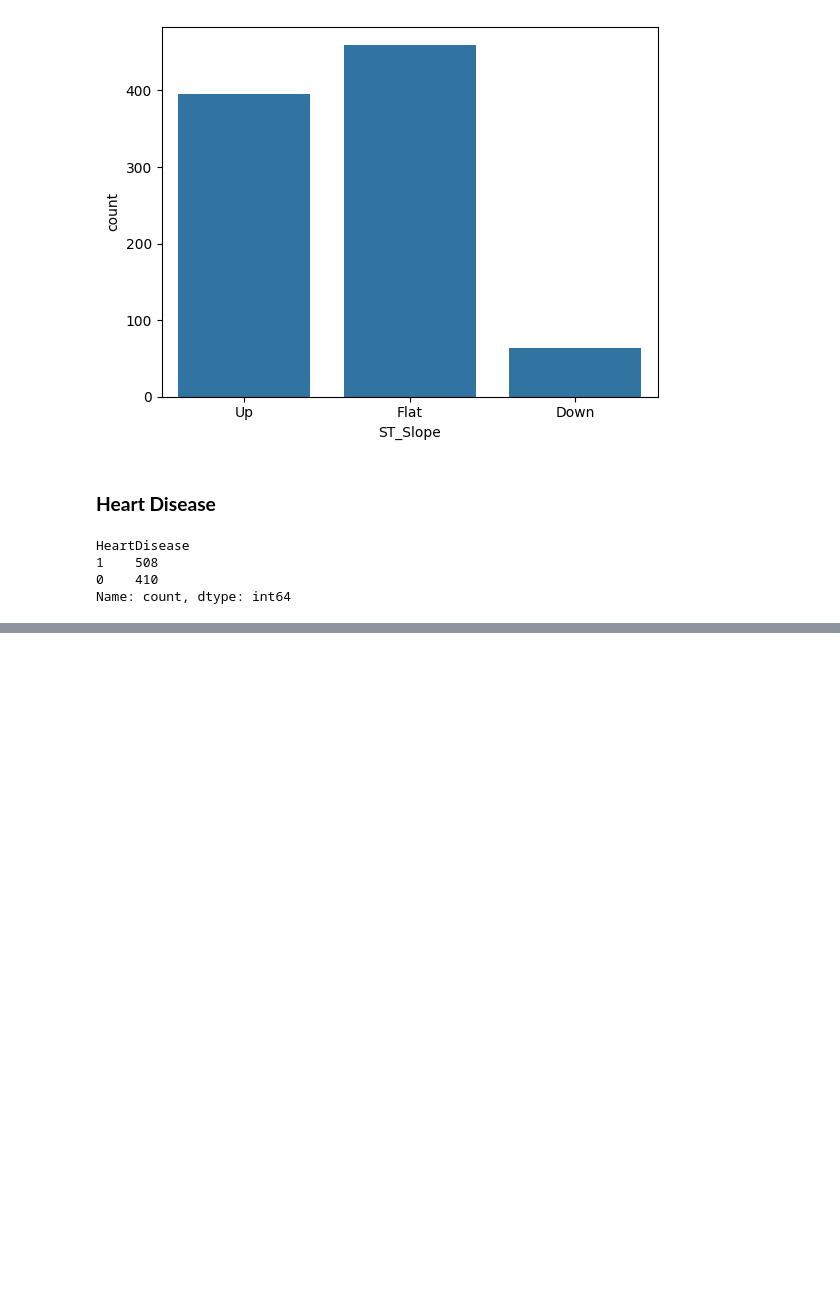
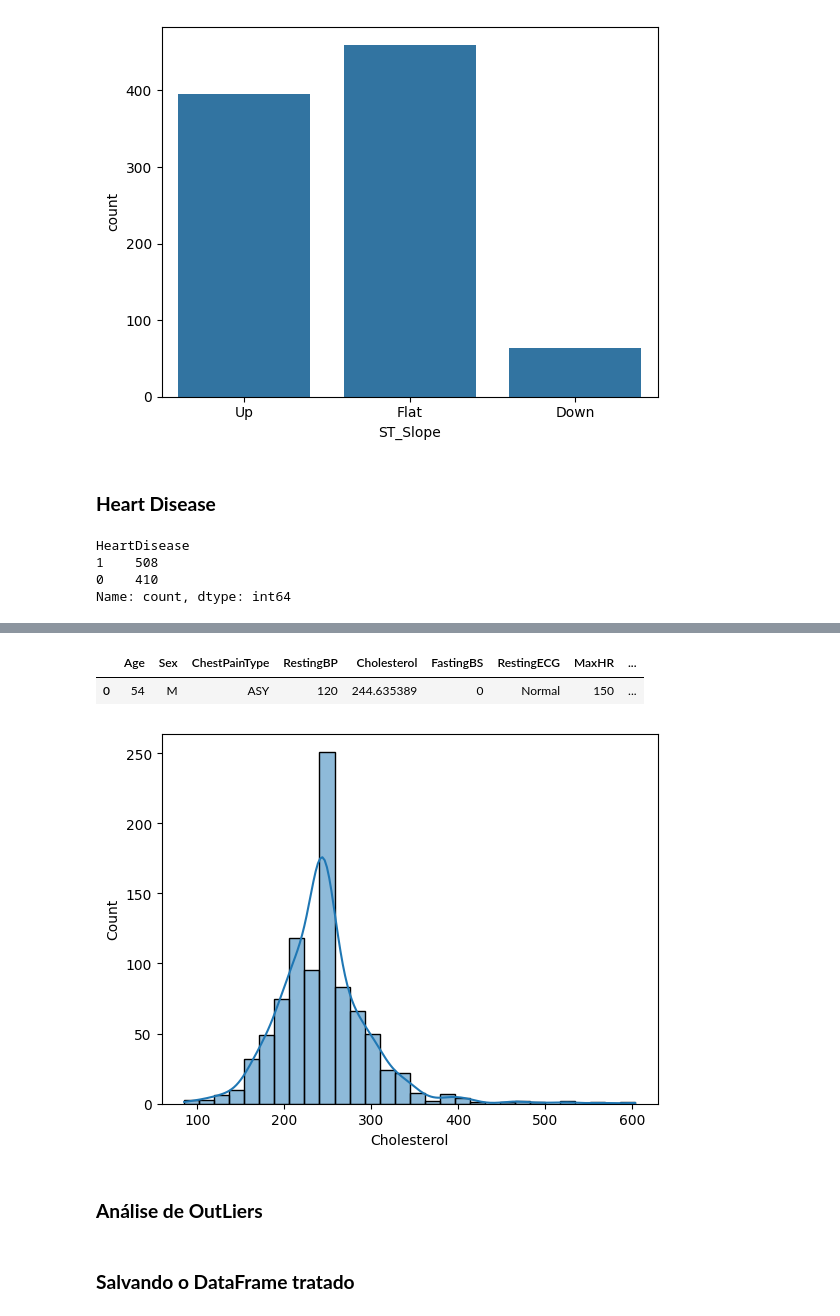
Before and after one commit to RuandersonNunes/machine_learning, a Jupyter notebook: aprendizado_supervisionado_classificacao/previsao_doenca_cardiaca/tratamento_classificacao.ipynb, the cells around one changed output, grey strips where cells are left out. Drawn from its saved outputs; the diff is of its cells as text; code cells hidden in the pictures; blank space fills up the shorter version.

Commit message:
Análise Estatística

```diff
--- a/aprendizado_supervisionado_classificacao/previsao_doenca_cardiaca/tratamento_classificacao.ipynb
+++ b/aprendizado_supervisionado_classificacao/previsao_doenca_cardiaca/tratamento_classificacao.ipynb
@@ -267,0 +323,2 @@ px.pie(dados, "HeartDisease")
+# %%
+dados2 = dados.loc[dados.RestingBP != 0]
@@ -267,0 +345,2 @@ px.pie(dados, "HeartDisease")
+# %%
+dados2.Cholesterol.replace(0, np.nan, inplace=True)
@@ -267,0 +367,3 @@ px.pie(dados, "HeartDisease")
+# %%
+# Substituindo valores missing pela média
+dados2.Cholesterol.fillna(dados2.Cholesterol.mean(), inplace=True)
@@ -267,0 +384,11 @@ px.pie(dados, "HeartDisease")
+# %%
+dados2.mode()
+# %% [output]
+|  | Age | Sex | ChestPainType | RestingBP | Cholesterol | FastingBS | RestingECG | MaxHR | ... |
+| 0 | 54 | M | ASY | 120 | 244.635389 | 0 | Normal | 150 | ... |
+# %%
+sns.histplot(x="Cholesterol", data=dados2, bins=30, stat="count", kde=True);
+# %% [output]
+[figure, added]
+# %% [markdown]
+### **Análise de OutLiers**
@@ -267,0 +400,2 @@ px.pie(dados, "HeartDisease")
+# %% [markdown]
+### **Salvando o DataFrame tratado**
```
Also changed, not shown: parts of 17 cells of this notebook, 1 other file.
